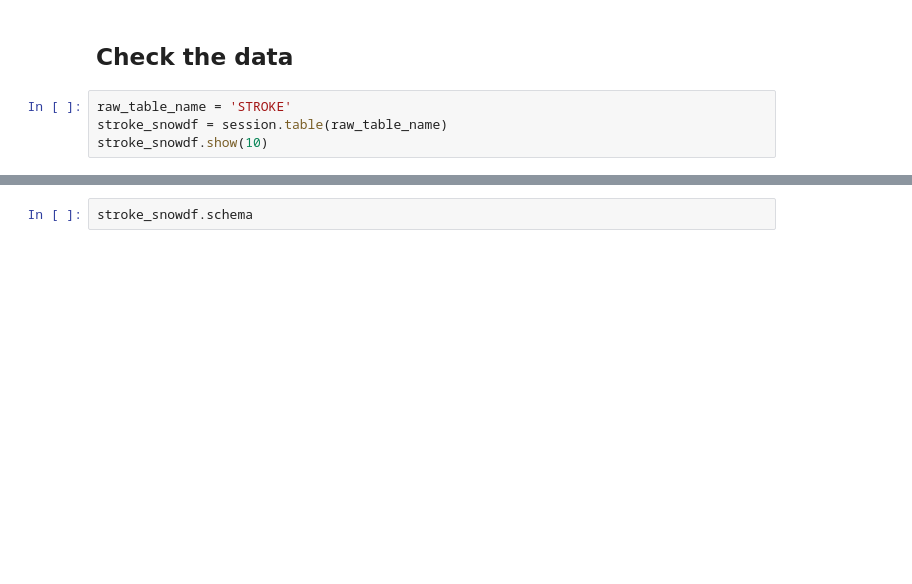
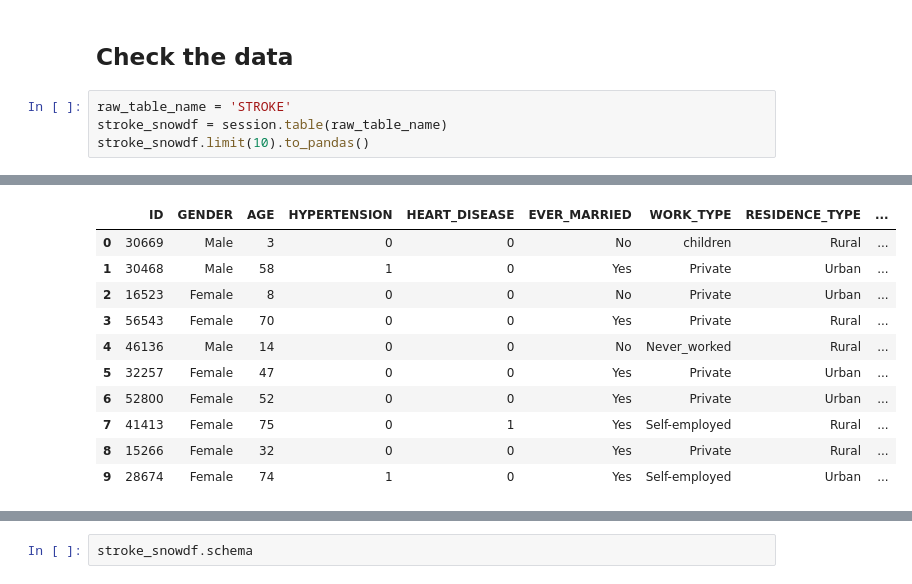
Before and after one commit to bharath-reddy-t/pyspark-exported-onnx-model-into-snowpark, a Jupyter notebook: step1_through_5/Stroke classification using Snowpark, ONNX and SynapseML LightGBMClassifier.ipynb, the cells around one changed output, grey strips where cells are left out. Cells and saved outputs as stored; diff of their text form; blank space fills up the shorter version.

```diff
--- a/step1_through_5/Stroke classification using Snowpark, ONNX and SynapseML LightGBMClassifier.ipynb
+++ b/step1_through_5/Stroke classification using Snowpark, ONNX and SynapseML LightGBMClassifier.ipynb
@@ -46,7 +46,18 @@ session = Session.builder.configs(CONNECTION_PARAMETERS).create()
 # %%
 raw_table_name = 'STROKE'
 stroke_snowdf = session.table(raw_table_name)
-stroke_snowdf.show(10)
+stroke_snowdf.limit(10).to_pandas()
 # %% [output]
 [interactive output not drawn]
+|  | ID | GENDER | AGE | HYPERTENSION | HEART_DISEASE | EVER_MARRIED | WORK_TYPE | RESIDENCE_TYPE | ... |
+| 0 | 30669 | Male | 3 | 0 | 0 | No | children | Rural | ... |
+| 1 | 30468 | Male | 58 | 1 | 0 | Yes | Private | Urban | ... |
+| 2 | 16523 | Female | 8 | 0 | 0 | No | Private | Urban | ... |
+| 3 | 56543 | Female | 70 | 0 | 0 | Yes | Private | Rural | ... |
+| 4 | 46136 | Male | 14 | 0 | 0 | No | Never_worked | Rural | ... |
+| 5 | 32257 | Female | 47 | 0 | 0 | Yes | Private | Urban | ... |
+| 6 | 52800 | Female | 52 | 0 | 0 | Yes | Private | Urban | ... |
+| 7 | 41413 | Female | 75 | 0 | 1 | Yes | Self-employed | Rural | ... |
+| 8 | 15266 | Female | 32 | 0 | 0 | Yes | Private | Rural | ... |
+| 9 | 28674 | Female | 74 | 1 | 0 | Yes | Self-employed | Urban | ... |
 # %%
```
Also changed, not shown: parts of 9 cells of this notebook, 1 other file.
